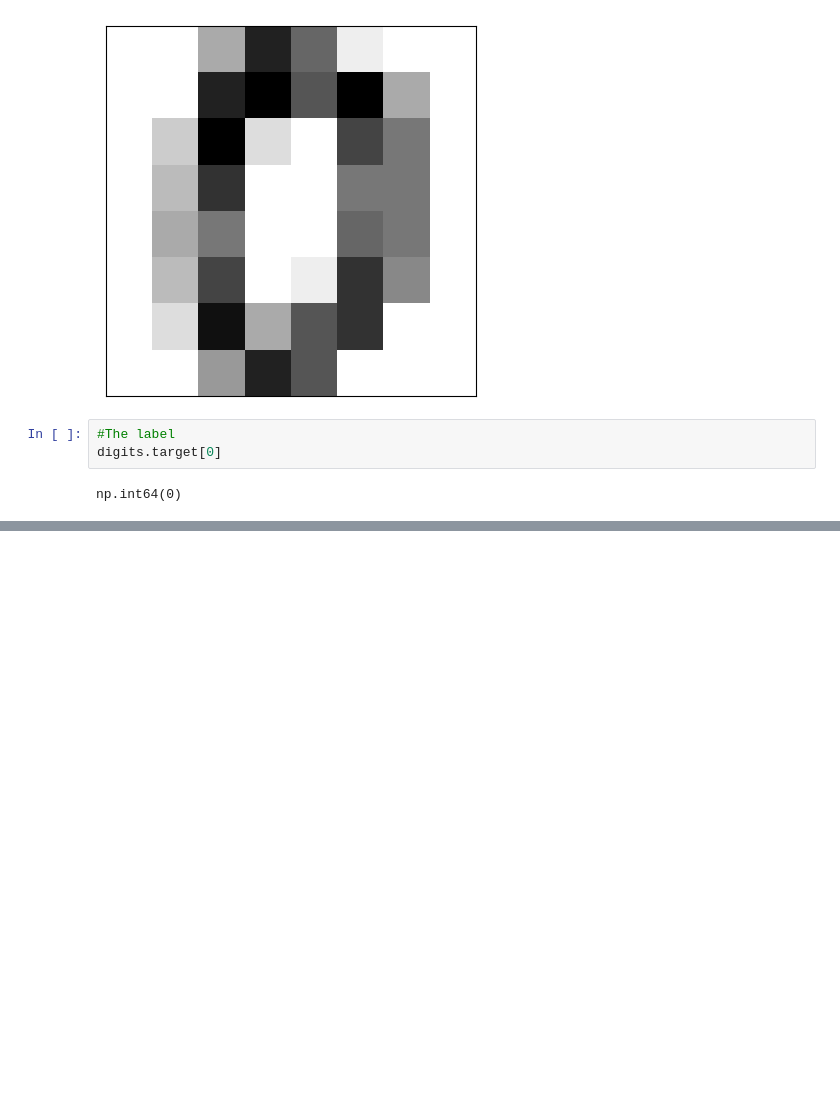
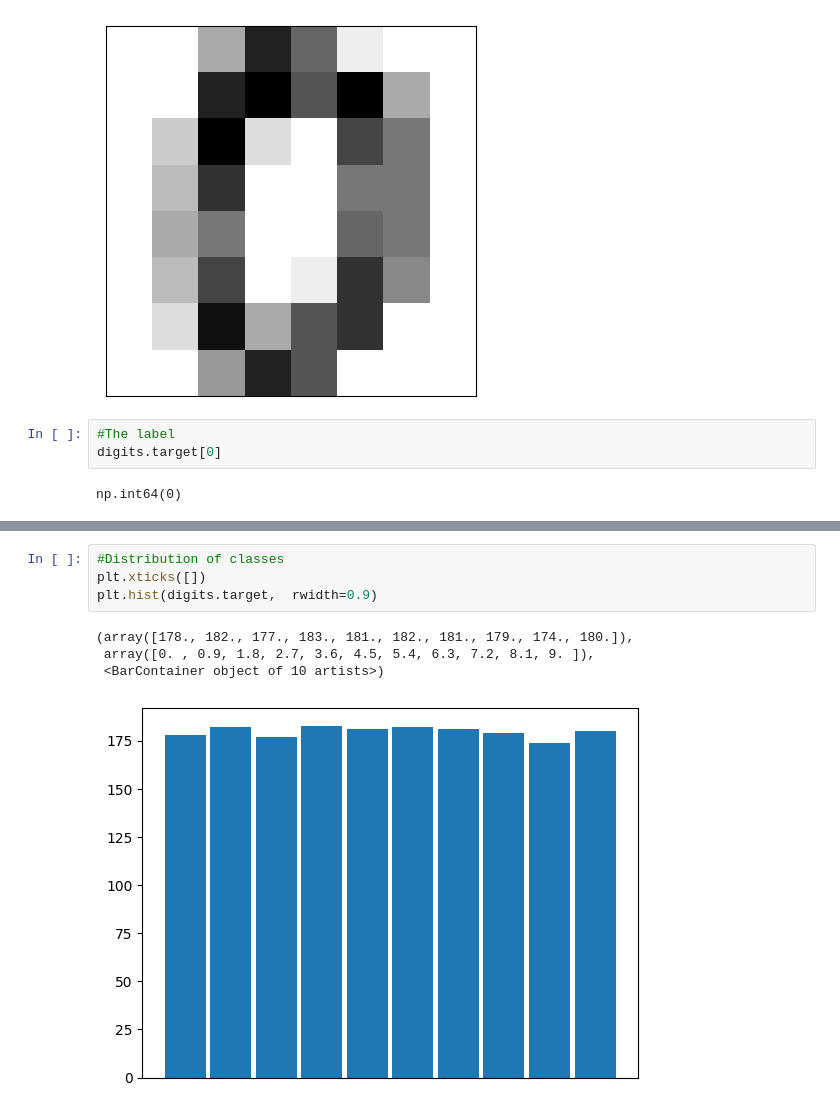
Before and after one commit to Just1919/Multiclass-Classification, a Jupyter notebook: Multiclass_Classification.ipynb, the cells around one changed output, grey strips where cells are left out. Cells and saved outputs as stored; diff of their text form; blank space fills up the shorter version.

```diff
--- a/Multiclass_Classification.ipynb
+++ b/Multiclass_Classification.ipynb
@@ -86,0 +94,9 @@ np.int64(0)
+# %%
+#Distribution of classes
+plt.xticks([])
+plt.hist(digits.target,  rwidth=0.9)
+# %% [output]
+(array([178., 182., 177., 183., 181., 182., 181., 179., 174., 180.]),
+ array([0. , 0.9, 1.8, 2.7, 3.6, 4.5, 5.4, 6.3, 7.2, 8.1, 9. ]),
+ <BarContainer object of 10 artists>)
+[figure, added]
```
Also changed, not shown: parts of 1 cell of this notebook.
